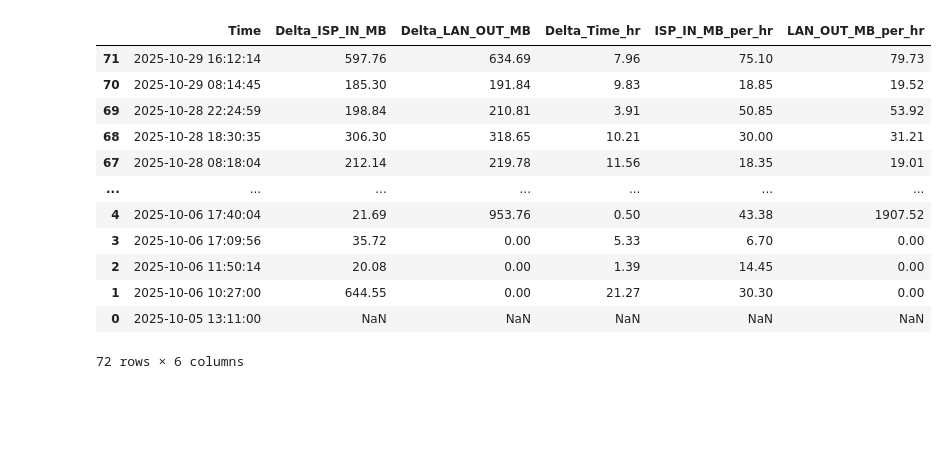
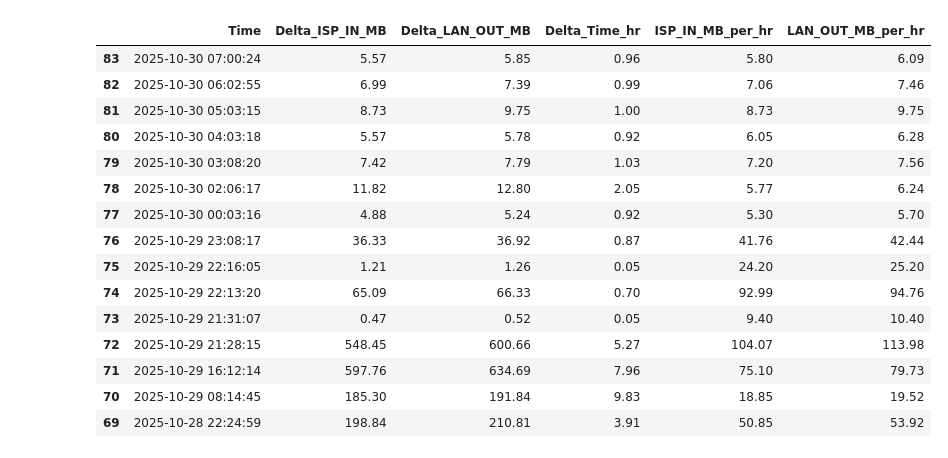
Before and after one commit to MarekCoderslab/Rx_Tx_new, a Jupyter notebook: rx_tx_new.ipynb, the cells around one changed output. Cells and saved outputs as stored; diff of their text form; code cells hidden in the pictures; blank space fills up the shorter version.

```diff
--- a/rx_tx_new.ipynb
+++ b/rx_tx_new.ipynb
@@ -133,36 +133,39 @@ with open(state_file, 'w') as f:
 # %%
 import pandas as pd
 
 df = pd.read_csv("traffic_log_dif.csv")
 
 # Vytvoření nového sloupce s podílem ISP příchozího provozu na hodinu
 df["ISP_IN_MB_per_hr"] = df["Delta_ISP_IN_MB"] / df["Delta_Time_hr"]
 df["LAN_OUT_MB_per_hr"] = df["Delta_LAN_OUT_MB"] / df["Delta_Time_hr"]
 
 
 # Volitelně: zaokrouhlení na 2 desetinná místa
 df["ISP_IN_MB_per_hr"] = df["ISP_IN_MB_per_hr"].round(2)
 df["LAN_OUT_MB_per_hr"] = df["LAN_OUT_MB_per_hr"].round(2)
 
 # Seřazení podle času sestupně (nejnovější nahoře)
 df_sorted = df.sort_values("Time", ascending=False)
 
 # Zobrazení výsledku
-df_sorted[["Time", "Delta_ISP_IN_MB", "Delta_LAN_OUT_MB", "Delta_Time_hr", "ISP_IN_MB_per_hr", "LAN_OUT_MB_per_hr"]]
+df_sorted[["Time", "Delta_ISP_IN_MB", "Delta_LAN_OUT_MB", "Delta_Time_hr", "ISP_IN_MB_per_hr", "LAN_OUT_MB_per_hr"]].head(15)
 # %% [output]
 |  | Time | Delta_ISP_IN_MB | Delta_LAN_OUT_MB | Delta_Time_hr | ISP_IN_MB_per_hr | LAN_OUT_MB_per_hr |
+| 83 | 2025-10-30 07:00:24 | 5.57 | 5.85 | 0.96 | 5.80 | 6.09 |
+| 82 | 2025-10-30 06:02:55 | 6.99 | 7.39 | 0.99 | 7.06 | 7.46 |
+| 81 | 2025-10-30 05:03:15 | 8.73 | 9.75 | 1.00 | 8.73 | 9.75 |
+| 80 | 2025-10-30 04:03:18 | 5.57 | 5.78 | 0.92 | 6.05 | 6.28 |
+| 79 | 2025-10-30 03:08:20 | 7.42 | 7.79 | 1.03 | 7.20 | 7.56 |
+| 78 | 2025-10-30 02:06:17 | 11.82 | 12.80 | 2.05 | 5.77 | 6.24 |
+| 77 | 2025-10-30 00:03:16 | 4.88 | 5.24 | 0.92 | 5.30 | 5.70 |
+| 76 | 2025-10-29 23:08:17 | 36.33 | 36.92 | 0.87 | 41.76 | 42.44 |
+| 75 | 2025-10-29 22:16:05 | 1.21 | 1.26 | 0.05 | 24.20 | 25.20 |
+| 74 | 2025-10-29 22:13:20 | 65.09 | 66.33 | 0.70 | 92.99 | 94.76 |
+| 73 | 2025-10-29 21:31:07 | 0.47 | 0.52 | 0.05 | 9.40 | 10.40 |
+| 72 | 2025-10-29 21:28:15 | 548.45 | 600.66 | 5.27 | 104.07 | 113.98 |
 | 71 | 2025-10-29 16:12:14 | 597.76 | 634.69 | 7.96 | 75.10 | 79.73 |
 | 70 | 2025-10-29 08:14:45 | 185.30 | 191.84 | 9.83 | 18.85 | 19.52 |
 | 69 | 2025-10-28 22:24:59 | 198.84 | 210.81 | 3.91 | 50.85 | 53.92 |
-| 68 | 2025-10-28 18:30:35 | 306.30 | 318.65 | 10.21 | 30.00 | 31.21 |
-| 67 | 2025-10-28 08:18:04 | 212.14 | 219.78 | 11.56 | 18.35 | 19.01 |
-| ... | ... | ... | ... | ... | ... | ... |
-| 4 | 2025-10-06 17:40:04 | 21.69 | 953.76 | 0.50 | 43.38 | 1907.52 |
-| 3 | 2025-10-06 17:09:56 | 35.72 | 0.00 | 5.33 | 6.70 | 0.00 |
-| 2 | 2025-10-06 11:50:14 | 20.08 | 0.00 | 1.39 | 14.45 | 0.00 |
-| 1 | 2025-10-06 10:27:00 | 644.55 | 0.00 | 21.27 | 30.30 | 0.00 |
-| 0 | 2025-10-05 13:11:00 | NaN | NaN | NaN | NaN | NaN |
-72 rows × 6 columns
 # %%
 import pandas as pd
 import matplotlib.pyplot as plt
```
Also changed, not shown: parts of 1 cell of this notebook, 11 other files.
